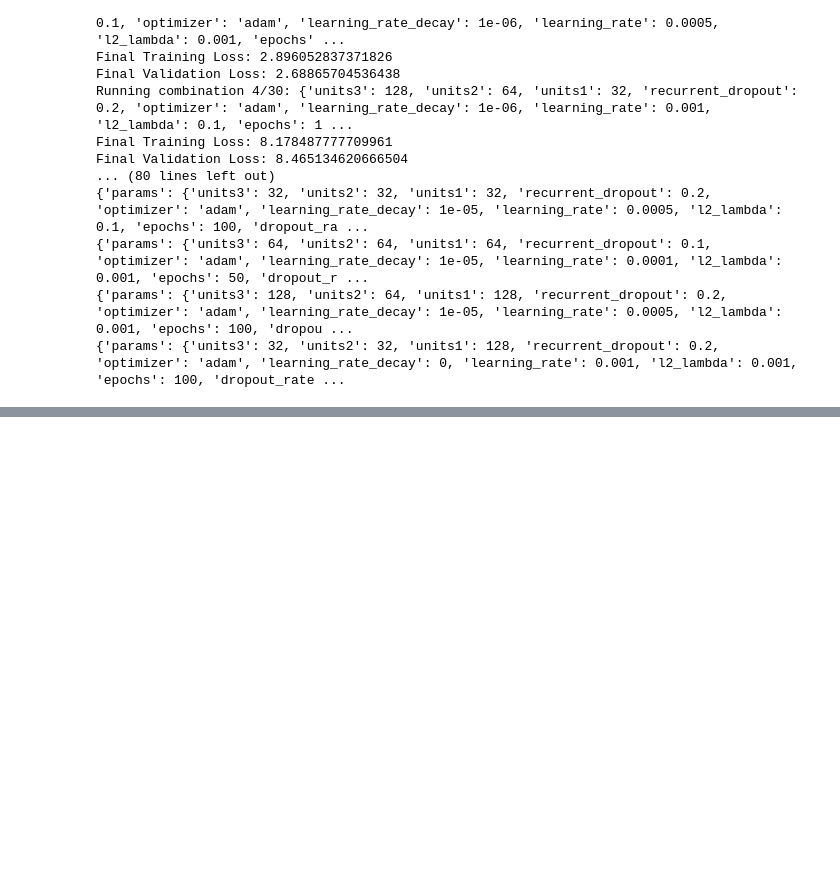
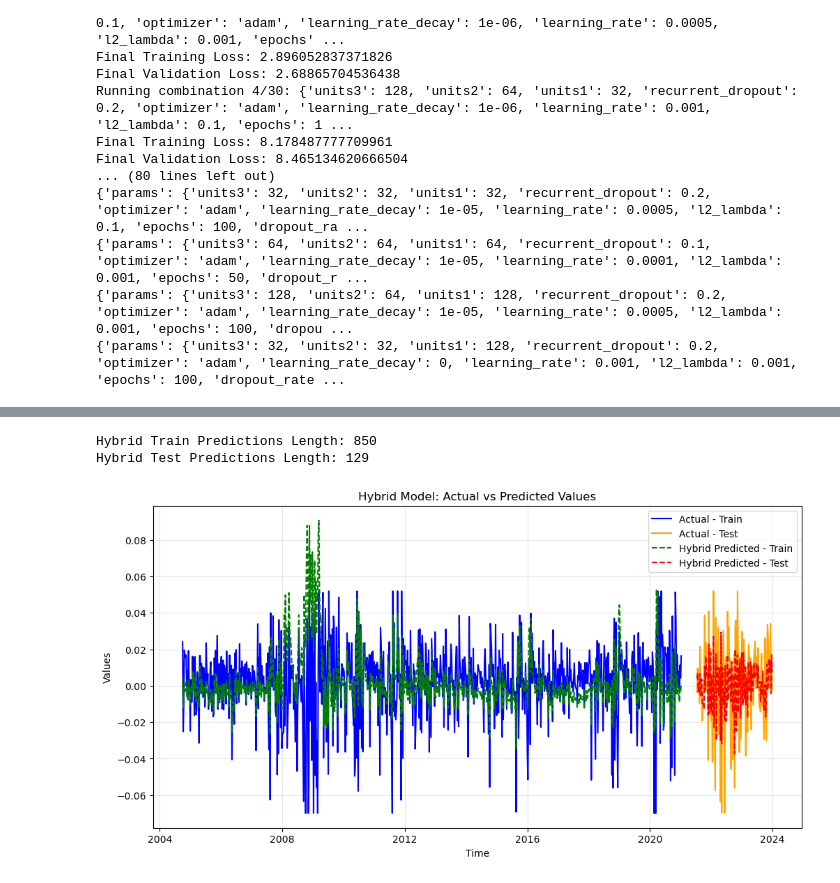
Before and after one commit to nozomu2020264/Capstone-Project---2020264-, a Jupyter notebook: SARIMAX - LSTM (Robust Scaler).ipynb, the cells around one changed output, grey strips where cells are left out. Saved outputs shown, nothing was run; the diff lists cells and outputs as text; code cells hidden in the pictures; blank space fills up the shorter version.

```diff
--- a/SARIMAX - LSTM (Robust Scaler).ipynb
+++ b/SARIMAX - LSTM (Robust Scaler).ipynb
@@ -5530,0 +6068,8 @@ Descaled Validation Loss: 0.03823959389705751
+# %%
+# Predict residuals for the training set
+lstm_train_residuals = model.predict(X_train_seq)
+lstm_train_residuals = scaler.inverse_transform(lstm_train_residuals)
+
+# Predict residuals for the test set
+lstm_test_residuals = model.predict(X_test_seq)
+lstm_test_residuals = scaler.inverse_transform(lstm_test_residuals)
@@ -5530,0 +6079,41 @@ Descaled Validation Loss: 0.03823959389705751
+# %%
+# Truncate SARIMAX predictions to align with LSTM predictions
+aligned_train_predictions = train_predictions[sequence_length:]  # SL = 26
+aligned_test_predictions = test_predictions[sequence_length:]
+
+# Combine SARIMAX and LSTM predictions
+hybrid_train_predictions = aligned_train_predictions + lstm_train_residuals.flatten()
+hybrid_test_predictions = aligned_test_predictions + lstm_test_residuals.flatten()
+
+# Validate shapes
+print(f"Hybrid Train Predictions Length: {len(hybrid_train_predictions)}")
+print(f"Hybrid Test Predictions Length: {len(hybrid_test_predictions)}")
+# %% [output]
+Hybrid Train Predictions Length: 850
+Hybrid Test Predictions Length: 129
+# %%
+# Align train dataset by truncating the first SL points
+aligned_train = train[sequence_length:]
+
+# Align test dataset by truncating the first SL points
+aligned_test = test[sequence_length:]
+# %%
+# Ensure hybrid test predictions are properly indexed
+hybrid_test_predictions = pd.Series(hybrid_test_predictions, index=aligned_test.index)
+
+# Plot actual vs hybrid predictions for training and test sets
+plt.figure(figsize=(12, 6))
+plt.plot(aligned_train.index, aligned_train, label="Actual - Train", color="blue")
+plt.plot(aligned_test.index, aligned_test, label="Actual - Test", color="orange")
+plt.plot(aligned_train.index, hybrid_train_predictions, label="Hybrid Predicted - Train", linestyle="--", color="green")
+plt.plot(aligned_test.index, hybrid_test_predictions, label="Hybrid Predicted - Test", linestyle="--", color="red")
+
+# Finalize plot
+plt.legend()
+plt.title("Hybrid Model: Actual vs Predicted Values")
+plt.xlabel("Time")
+plt.ylabel("Values")
+plt.grid(alpha=0.3)
+plt.show()
+# %% [output]
+[figure, added]
```
Also changed, not shown: parts of 24 cells of this notebook.
